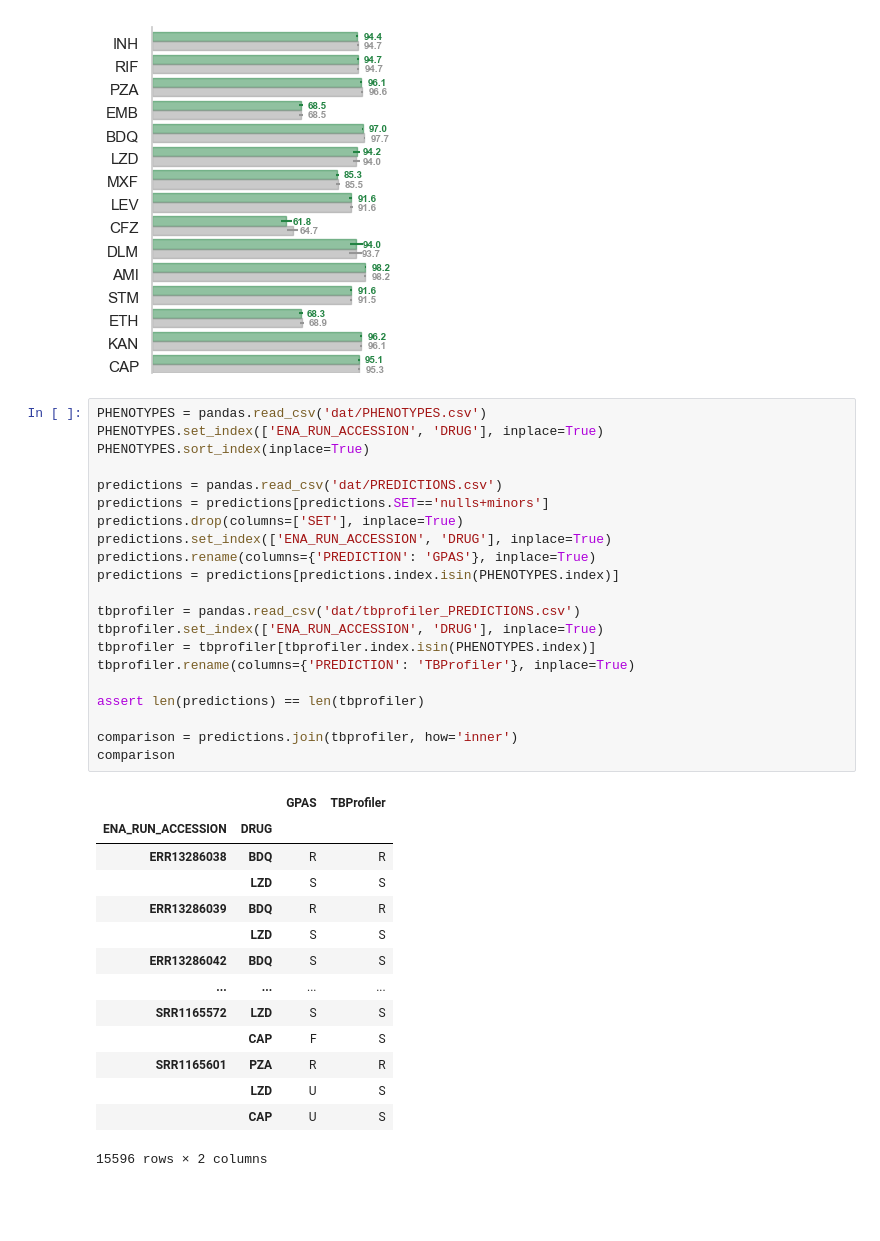
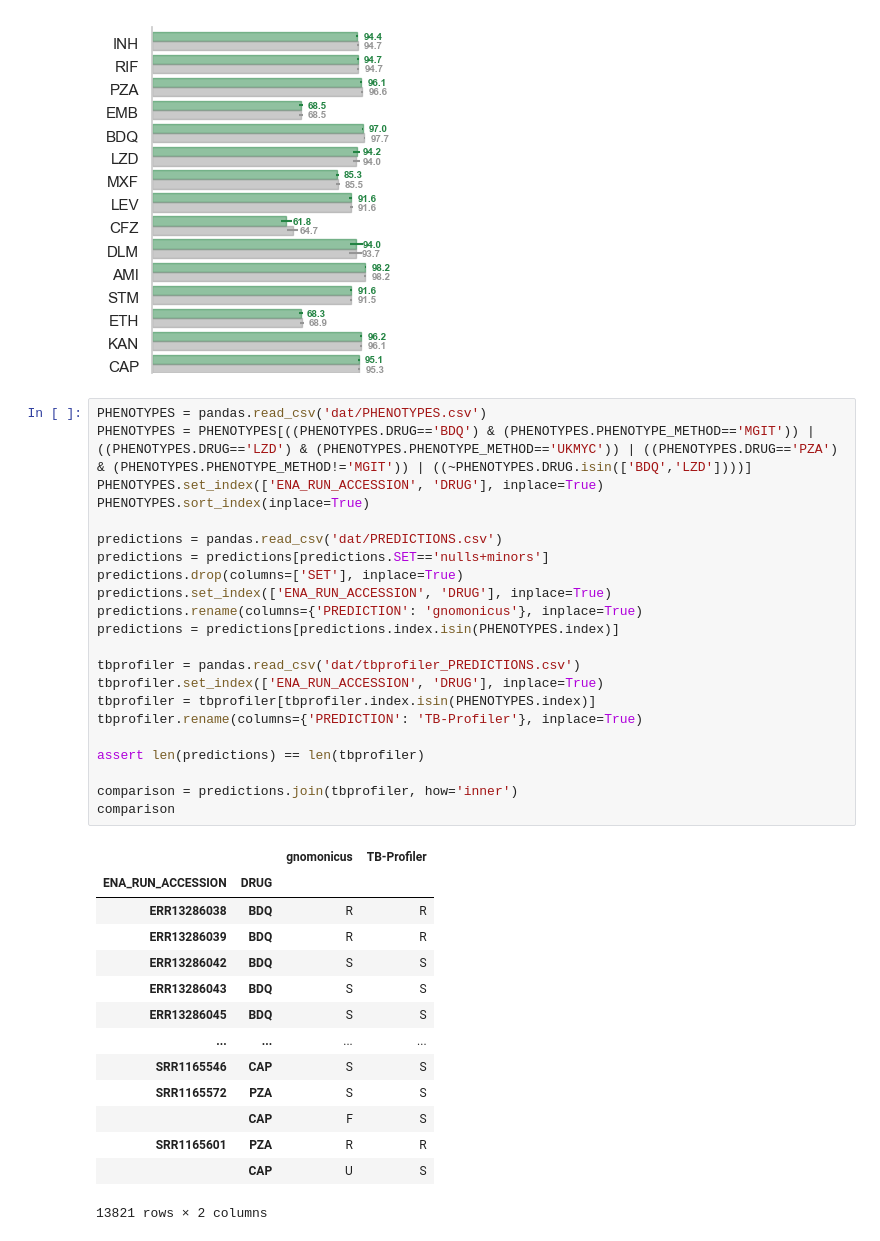
Before and after one commit to fowler-lab/validate-myco-amr, a Jupyter notebook: plot.ipynb, the cells around one changed output. Saved outputs shown, nothing was run; the diff lists cells and outputs as text; blank space fills up the shorter version.

```diff
--- a/plot.ipynb
+++ b/plot.ipynb
@@ -349,37 +349,38 @@ plot_comparison_tbprofiler(summary, savefig=savefig)
 [figure]
 # %%
 PHENOTYPES = pandas.read_csv('dat/PHENOTYPES.csv')
+PHENOTYPES = PHENOTYPES[((PHENOTYPES.DRUG=='BDQ') & (PHENOTYPES.PHENOTYPE_METHOD=='MGIT')) | ((PHENOTYPES.DRUG=='LZD') & (PHENOTYPES.PHENOTYPE_METHOD=='UKMYC')) | ((PHENOTYPES.DRUG=='PZA') & (PHENOTYPES.PHENOTYPE_METHOD!='MGIT')) | ((~PHENOTYPES.DRUG.isin(['BDQ','LZD'])))]
 PHENOTYPES.set_index(['ENA_RUN_ACCESSION', 'DRUG'], inplace=True)
 PHENOTYPES.sort_index(inplace=True)
 
 predictions = pandas.read_csv('dat/PREDICTIONS.csv')
 predictions = predictions[predictions.SET=='nulls+minors']
 predictions.drop(columns=['SET'], inplace=True)
 predictions.set_index(['ENA_RUN_ACCESSION', 'DRUG'], inplace=True)
-predictions.rename(columns={'PREDICTION': 'GPAS'}, inplace=True)
+predictions.rename(columns={'PREDICTION': 'gnomonicus'}, inplace=True)
 predictions = predictions[predictions.index.isin(PHENOTYPES.index)]
 
 tbprofiler = pandas.read_csv('dat/tbprofiler_PREDICTIONS.csv')
 tbprofiler.set_index(['ENA_RUN_ACCESSION', 'DRUG'], inplace=True)
 tbprofiler = tbprofiler[tbprofiler.index.isin(PHENOTYPES.index)]
-tbprofiler.rename(columns={'PREDICTION': 'TBProfiler'}, inplace=True)
+tbprofiler.rename(columns={'PREDICTION': 'TB-Profiler'}, inplace=True)
 
 assert len(predictions) == len(tbprofiler)
 
 comparison = predictions.join(tbprofiler, how='inner')
 comparison
 # %% [output]
-|  |  | GPAS | TBProfiler |
+|  |  | gnomonicus | TB-Profiler |
 | ENA_RUN_ACCESSION | DRUG |  |  |
 | ERR13286038 | BDQ | R | R |
-|  | LZD | S | S |
 | ERR13286039 | BDQ | R | R |
-|  | LZD | S | S |
 | ERR13286042 | BDQ | S | S |
+| ERR13286043 | BDQ | S | S |
+| ERR13286045 | BDQ | S | S |
 | ... | ... | ... | ... |
-| SRR1165572 | LZD | S | S |
+| SRR1165546 | CAP | S | S |
+| SRR1165572 | PZA | S | S |
 |  | CAP | F | S |
 | SRR1165601 | PZA | R | R |
-|  | LZD | U | S |
 |  | CAP | U | S |
-15596 rows × 2 columns
+13821 rows × 2 columns
```
Also changed, not shown: parts of 9 cells of this notebook, 2 other files.
